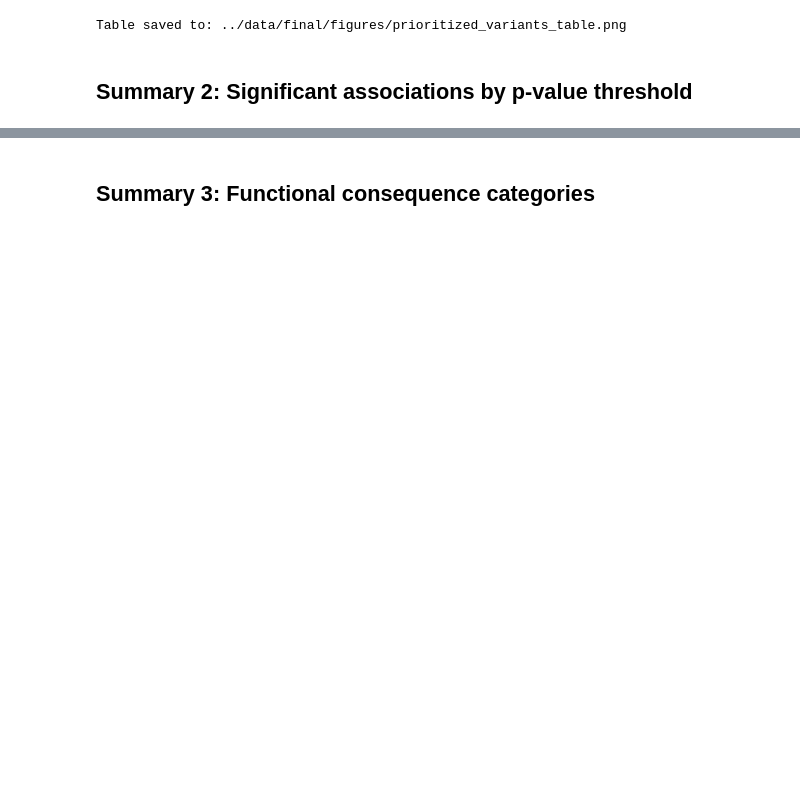
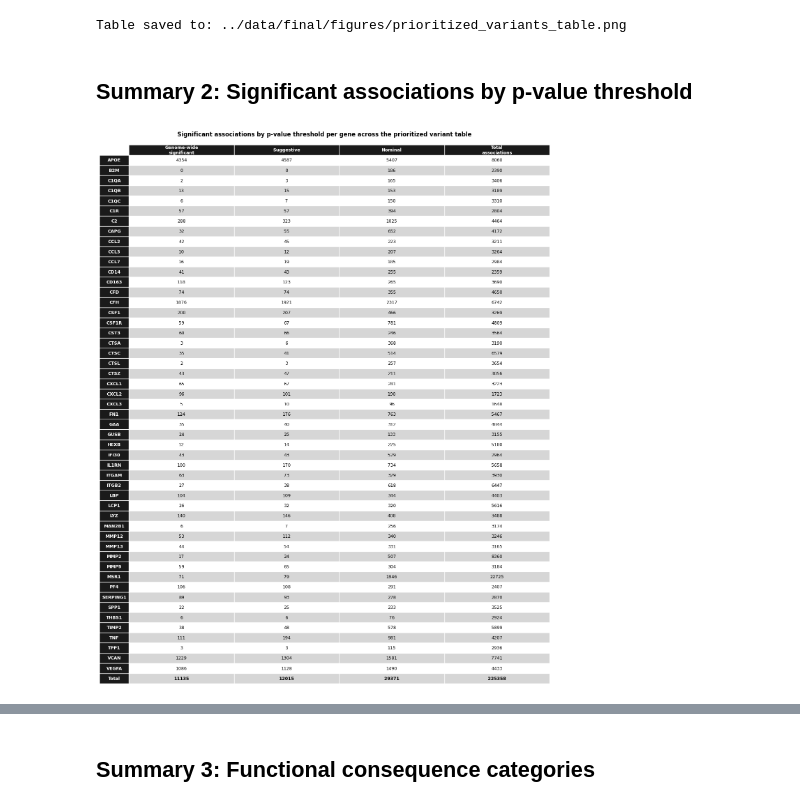
Before and after one commit to endrit-jakupi/Computational-Analysis-of-Macrophage-Gene-SNPs-across-Several-Cardiovascular-Datasets, a Jupyter notebook: notebooks/10_summary_tables.ipynb, the cells around one changed output, grey strips where cells are left out. Drawn from its saved outputs; the diff is of its cells as text; code cells hidden in the pictures; blank space fills up the shorter version.

```diff
--- a/notebooks/10_summary_tables.ipynb
+++ b/notebooks/10_summary_tables.ipynb
@@ -183,3 +188,85 @@ significant_associations_df = pd.DataFrame(sig_rows).set_index("Gene")
 total_row = significant_associations_df.sum(axis=0).rename("Total").to_frame().T
 total_row.index.name = "Gene"
 significant_associations_df = pd.concat([significant_associations_df, total_row])
+# %%
+display_labels = [
+    "Genome-wide\nsignificant",
+    "Suggestive",
+    "Nominal",
+    "Total\nassociations",
+]
+
+n_rows, n_cols = significant_associations_df.shape
+row_labels     = significant_associations_df.index.tolist()
+
+fig_w = n_cols * 2.8 + 2.0
+fig_h = (n_rows + 1) * 0.30
+
+fig, ax = plt.subplots(figsize=(fig_w, fig_h))
+ax.axis("off")
+
+cell_text = significant_associations_df.values.astype(int).tolist()
+
+table = ax.table(
+    cellText  = cell_text,
+    rowLabels = row_labels,
+    colLabels = display_labels,
+    loc       = "center",
+    cellLoc   = "center",
+    rowLoc    = "center",
+)
+
+table.auto_set_font_size(False)
+table.set_fontsize(9)
+table.scale(1, 1.6)
+
+for col_idx in range(n_cols):
+    cell = table[0, col_idx]
+    cell.set_facecolor("#1a1a1a")
+    cell.set_text_props(
+        color      = "white",
+        fontweight = "bold",
+        fontsize   = 9,
+    )
+    cell.set_edgecolor("white")
+
+for row_idx in range(1, n_rows + 1):
+    gene_name    = row_labels[row_idx - 1]
+    is_total_row = gene_name == "Total"
+    row_bg       = "#d6d6d6" if row_idx % 2 == 0 else "white"
+
+    # Row label cell (gene name or Total)
+    row_label_cell = table[row_idx, -1]
+    row_label_cell.set_facecolor("#1a1a1a")
+    row_label_cell.set_text_props(
+        fontstyle  = "normal",
+        fontweight = "bold",
+        color      = "white",
+        fontsize   = 9,
+    )
+    row_label_cell.set_edgecolor("white")
+
+    for col_idx in range(n_cols):
+        cell = table[row_idx, col_idx]
+        cell.set_facecolor(row_bg)
+        cell.set_edgecolor("white")
+        cell.set_text_props(
+            fontweight = "bold" if is_total_row else "normal",
+            color      = "black",
+            fontsize   = 9,
+        )
+
+fig.suptitle(
+    "Significant associations by p-value threshold per gene across the prioritized variant table",
+    fontsize=12, fontweight="bold", y=1
+)
+
+plt.tight_layout()
+
+table_out = figures_dir / "significant_associations_table.png"
+fig.savefig(table_out, dpi=300, bbox_inches="tight", facecolor="white")
+plt.show()
+
+print(f"Table saved to: {table_out}")
+# %% [output]
+[figure, added]
```
Also changed, not shown: parts of 2 cells of this notebook, 2 other files.
